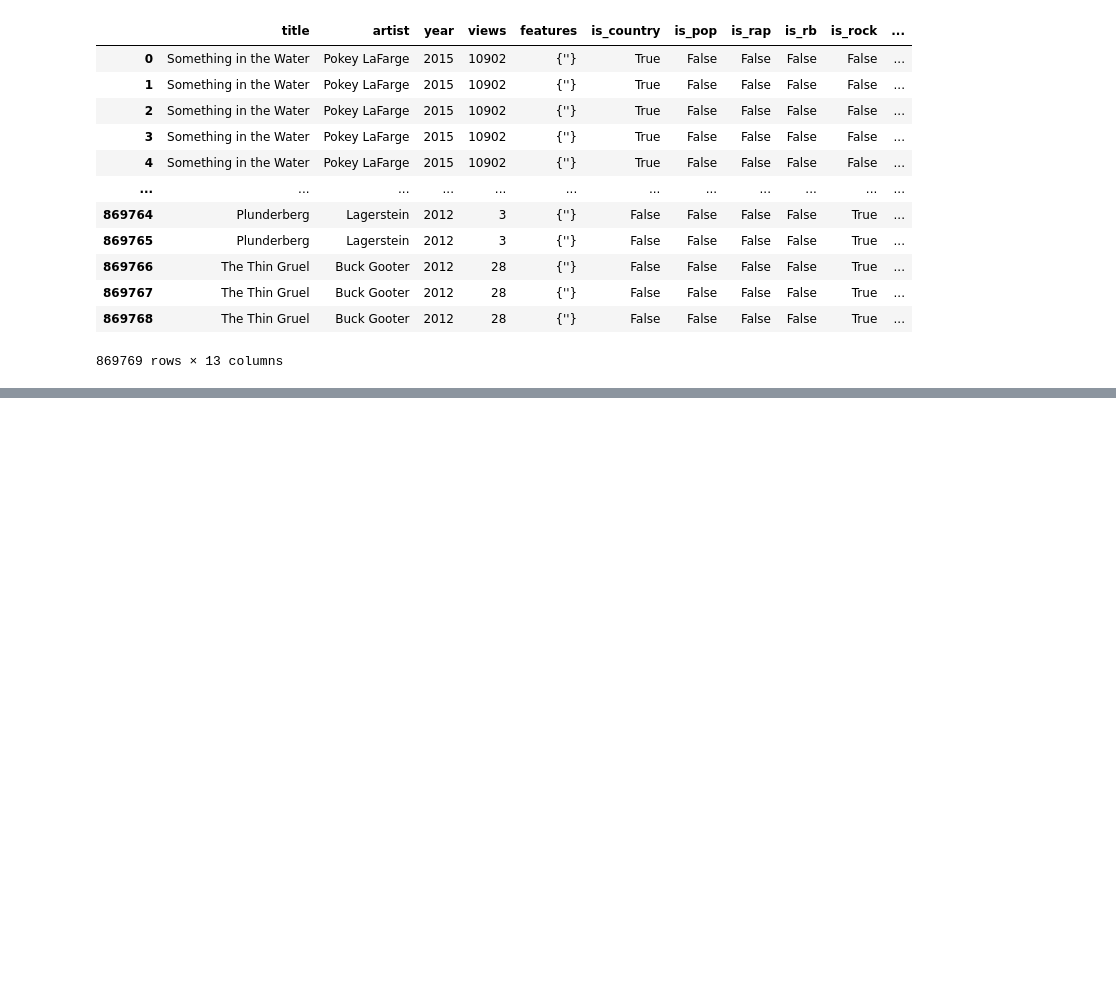
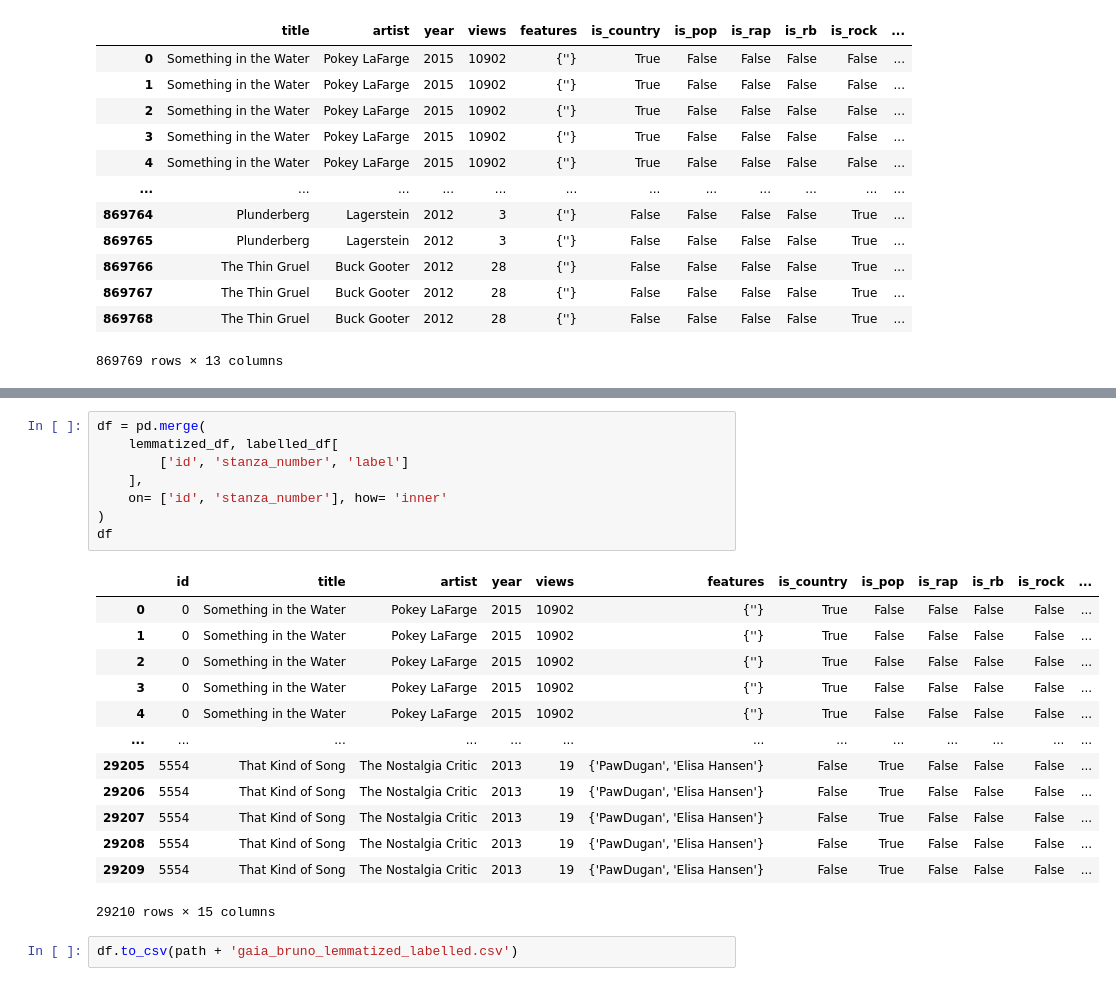
Before and after one commit to ChefBB/TA_project, a Jupyter notebook: labelling.ipynb, the cells around one changed output, grey strips where cells are left out. Cells and saved outputs as stored; diff of their text form; blank space fills up the shorter version.

```diff
--- a/labelling.ipynb
+++ b/labelling.ipynb
@@ -114,0 +177,24 @@ lemmatized_df
+# %%
+df = pd.merge(
+    lemmatized_df, labelled_df[
+        ['id', 'stanza_number', 'label']
+    ],
+    on= ['id', 'stanza_number'], how= 'inner'
+)
+df
+# %% [output]
+|  | id | title | artist | year | views | features | is_country | is_pop | is_rap | is_rb | is_rock | ... |
+| 0 | 0 | Something in the Water | Pokey LaFarge | 2015 | 10902 | {''} | True | False | False | False | False | ... |
+| 1 | 0 | Something in the Water | Pokey LaFarge | 2015 | 10902 | {''} | True | False | False | False | False | ... |
+| 2 | 0 | Something in the Water | Pokey LaFarge | 2015 | 10902 | {''} | True | False | False | False | False | ... |
+| 3 | 0 | Something in the Water | Pokey LaFarge | 2015 | 10902 | {''} | True | False | False | False | False | ... |
+| 4 | 0 | Something in the Water | Pokey LaFarge | 2015 | 10902 | {''} | True | False | False | False | False | ... |
+| ... | ... | ... | ... | ... | ... | ... | ... | ... | ... | ... | ... | ... |
+| 29205 | 5554 | That Kind of Song | The Nostalgia Critic | 2013 | 19 | {'PawDugan', 'Elisa Hansen'} | False | True | False | False | False | ... |
+| 29206 | 5554 | That Kind of Song | The Nostalgia Critic | 2013 | 19 | {'PawDugan', 'Elisa Hansen'} | False | True | False | False | False | ... |
+| 29207 | 5554 | That Kind of Song | The Nostalgia Critic | 2013 | 19 | {'PawDugan', 'Elisa Hansen'} | False | True | False | False | False | ... |
+| 29208 | 5554 | That Kind of Song | The Nostalgia Critic | 2013 | 19 | {'PawDugan', 'Elisa Hansen'} | False | True | False | False | False | ... |
+| 29209 | 5554 | That Kind of Song | The Nostalgia Critic | 2013 | 19 | {'PawDugan', 'Elisa Hansen'} | False | True | False | False | False | ... |
+29210 rows × 15 columns
+# %%
+df.to_csv(path + 'gaia_bruno_lemmatized_labelled.csv')
```
Also changed, not shown: parts of 3 cells of this notebook.
